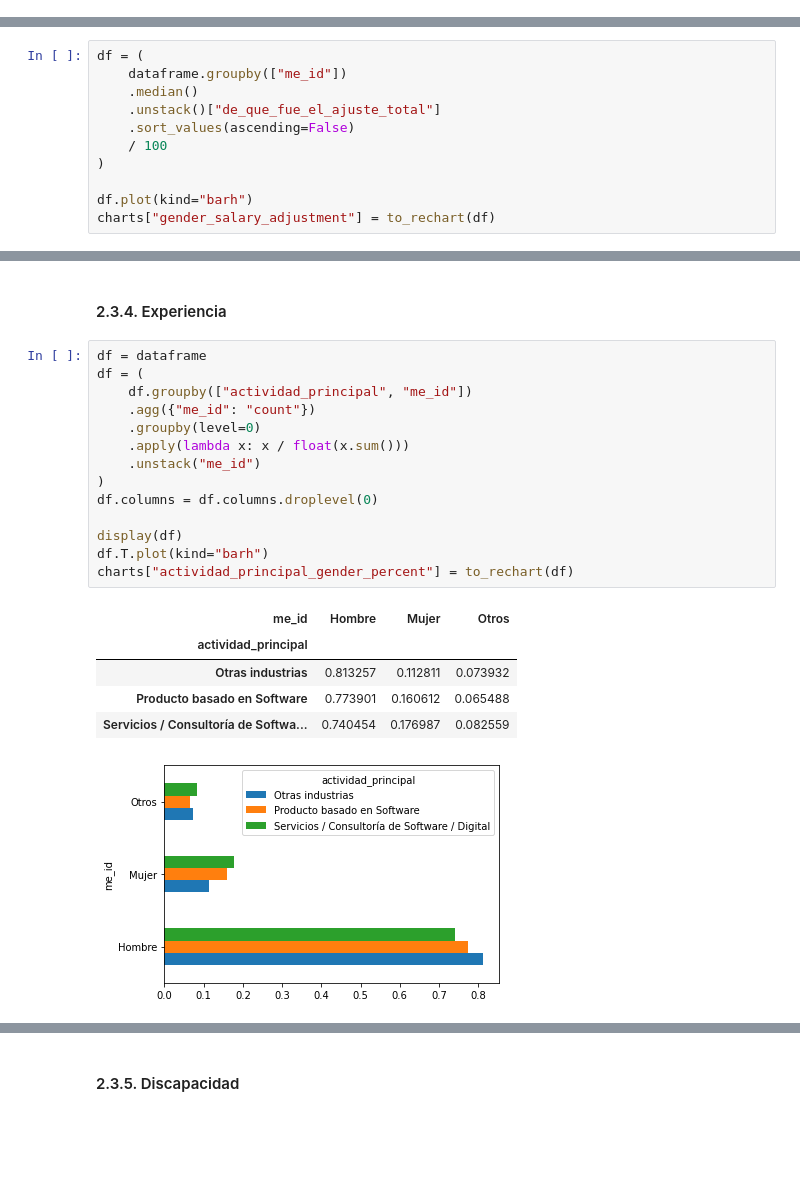
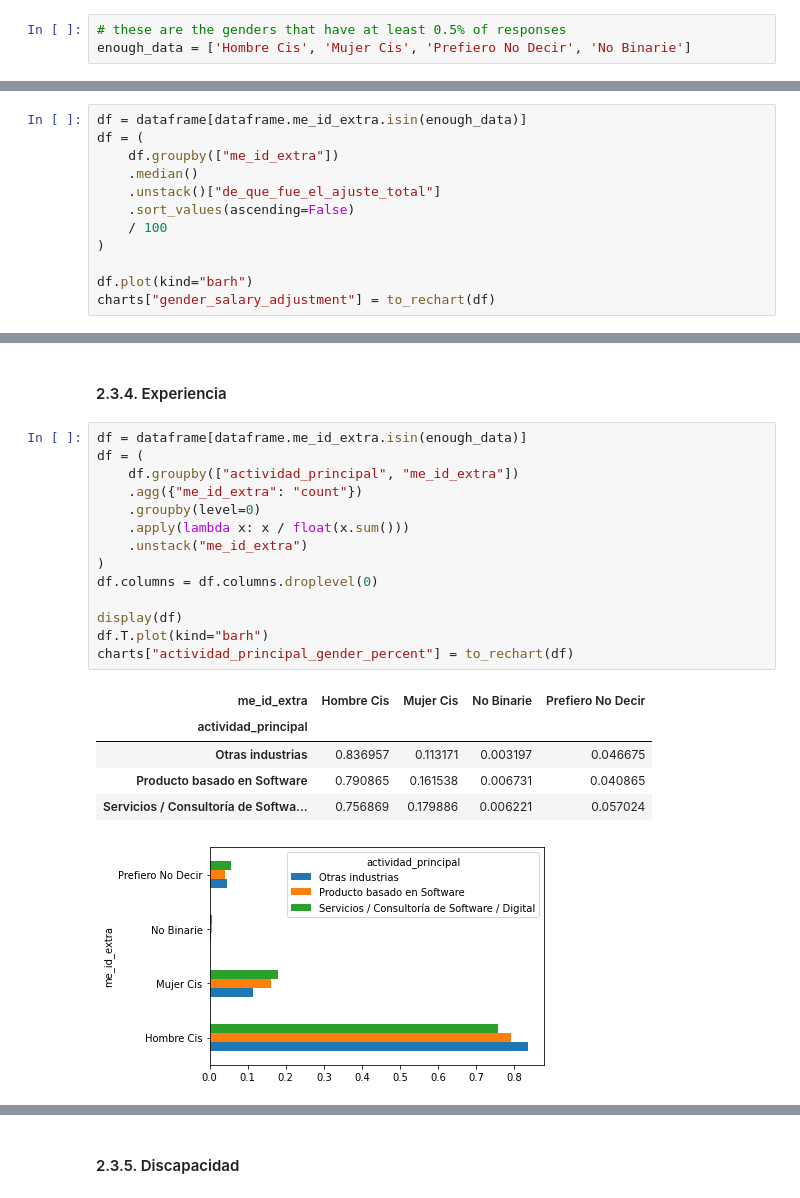
Before and after one commit to SebastianESaavedra/openqube-sueldos, a Jupyter notebook: pipeline/data-analysis.ipynb, the cells around one changed output, grey strips where cells are left out. Cells and saved outputs as stored; diff of their text form; blank space fills up the shorter version.

```diff
--- a/pipeline/data-analysis.ipynb
+++ b/pipeline/data-analysis.ipynb
@@ -1513,2 +1512,5 @@ Perfiero No Decir    0.000179
 Name: me_id_extra, dtype: float64
 [interactive output not drawn]
+# %%
+# these are the genders that have at least 0.5% of responses
+enough_data = ['Hombre Cis', 'Mujer Cis', 'Prefiero No Decir', 'No Binarie']
@@ -1599,8 +1603,9 @@ display([rol for rol in top_salary_roles if rol not in top_salary_roles_mujer])
 ['DBA', 'Middleware']
 [interactive output not drawn]
 # %%
+df = dataframe[dataframe.me_id_extra.isin(enough_data)]
 df = (
-    dataframe.groupby(["me_id"])
+    df.groupby(["me_id_extra"])
     .median()
     .unstack()["de_que_fue_el_ajuste_total"]
     .sort_values(ascending=False)
@@ -1615,26 +1620,26 @@ charts["gender_salary_adjustment"] = to_rechart(df)
 # %% [markdown]
 #### 2.3.4. Experiencia
 # %%
-df = dataframe
+df = dataframe[dataframe.me_id_extra.isin(enough_data)]
 df = (
-    df.groupby(["actividad_principal", "me_id"])
-    .agg({"me_id": "count"})
+    df.groupby(["actividad_principal", "me_id_extra"])
+    .agg({"me_id_extra": "count"})
     .groupby(level=0)
     .apply(lambda x: x / float(x.sum()))
-    .unstack("me_id")
+    .unstack("me_id_extra")
 )
 df.columns = df.columns.droplevel(0)
 
 display(df)
 df.T.plot(kind="barh")
 charts["actividad_principal_gender_percent"] = to_rechart(df)
 # %% [output]
-| me_id | Hombre | Mujer | Otros |
-| actividad_principal |  |  |  |
-| Otras industrias | 0.813257 | 0.112811 | 0.073932 |
-| Producto basado en Software | 0.773901 | 0.160612 | 0.065488 |
-| Servicios / Consultoría de Softwa... | 0.740454 | 0.176987 | 0.082559 |
+| me_id_extra | Hombre Cis | Mujer Cis | No Binarie | Prefiero No Decir |
+| actividad_principal |  |  |  |  |
+| Otras industrias | 0.836957 | 0.113171 | 0.003197 | 0.046675 |
+| Producto basado en Software | 0.790865 | 0.161538 | 0.006731 | 0.040865 |
+| Servicios / Consultoría de Softwa... | 0.756869 | 0.179886 | 0.006221 | 0.057024 |
-[figure, old version]
+[figure, new version]
 [interactive output not drawn]
 # %%
 df = dataframe.copy()
```
Also changed, not shown: parts of 14 cells of this notebook, 3 other files.
